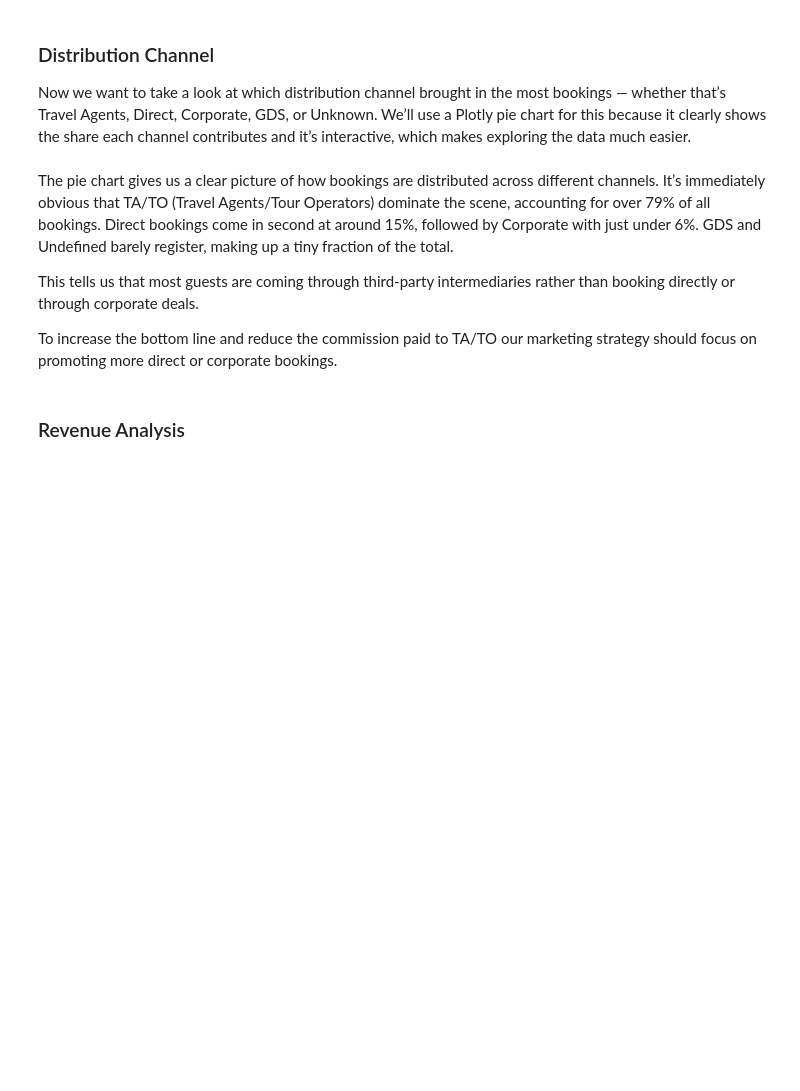
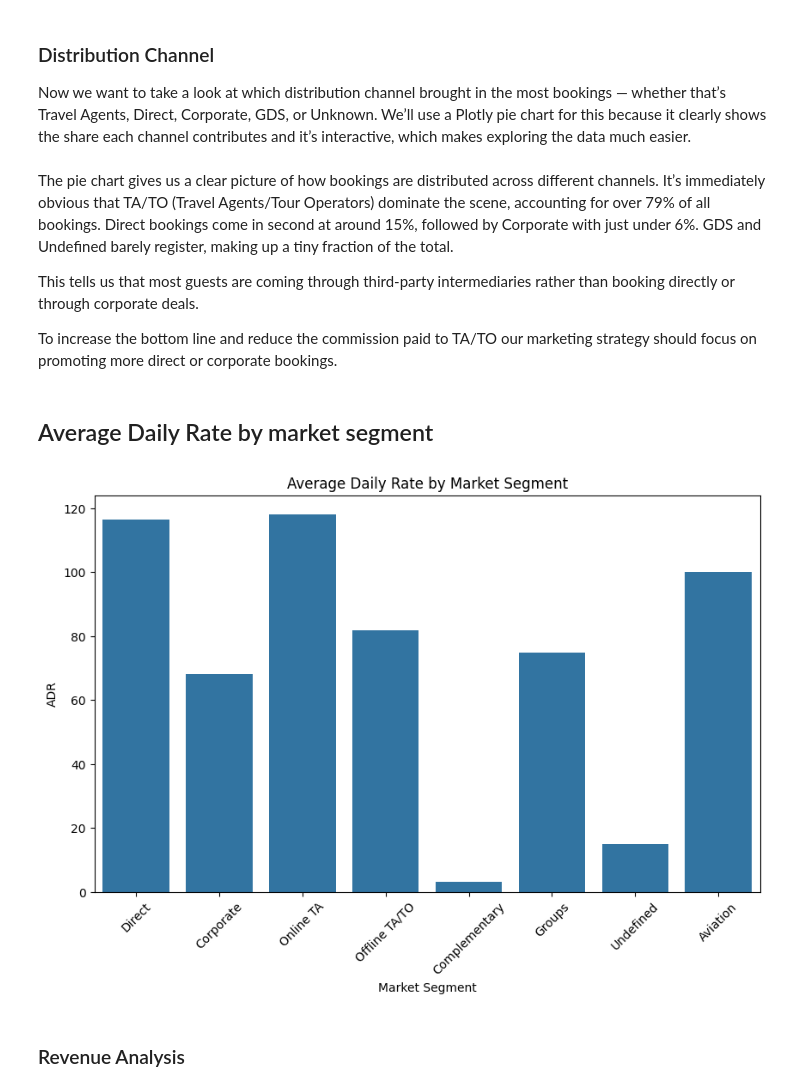
Before and after one commit to hoseinansari58-bit/Hotel_booking, a Jupyter notebook: jupyter_notebooks/DataVis.ipynb, the cells around one changed output. Cells and saved outputs as stored; diff of their text form; code cells hidden in the pictures; blank space fills up the shorter version.

```diff
--- a/jupyter_notebooks/DataVis.ipynb
+++ b/jupyter_notebooks/DataVis.ipynb
@@ -175,6 +175,20 @@ The pie chart gives us a clear picture of how bookings are distributed across di
 This tells us that most guests are coming through third-party intermediaries rather than booking directly or through corporate deals.
 
 To increase the bottom line and reduce the commission paid to TA/TO our marketing strategy should focus on promoting more direct or corporate bookings.
+# %% [markdown]
+## Average Daily Rate by market segment
+# %%
+
+
+plt.figure(figsize=(10,6))
+sns.barplot(data=df, x='market_segment', y='adr', estimator='mean', errorbar=None)
+plt.title('Average Daily Rate by Market Segment')
+plt.xticks(rotation=45)
+plt.ylabel('ADR')
+plt.xlabel('Market Segment')
+plt.show()
+# %% [output]
+[figure, added]
 # %% [markdown]
 ### Revenue Analysis
 # %%
```
Also changed, not shown: parts of 2 cells of this notebook, 1 other file.
